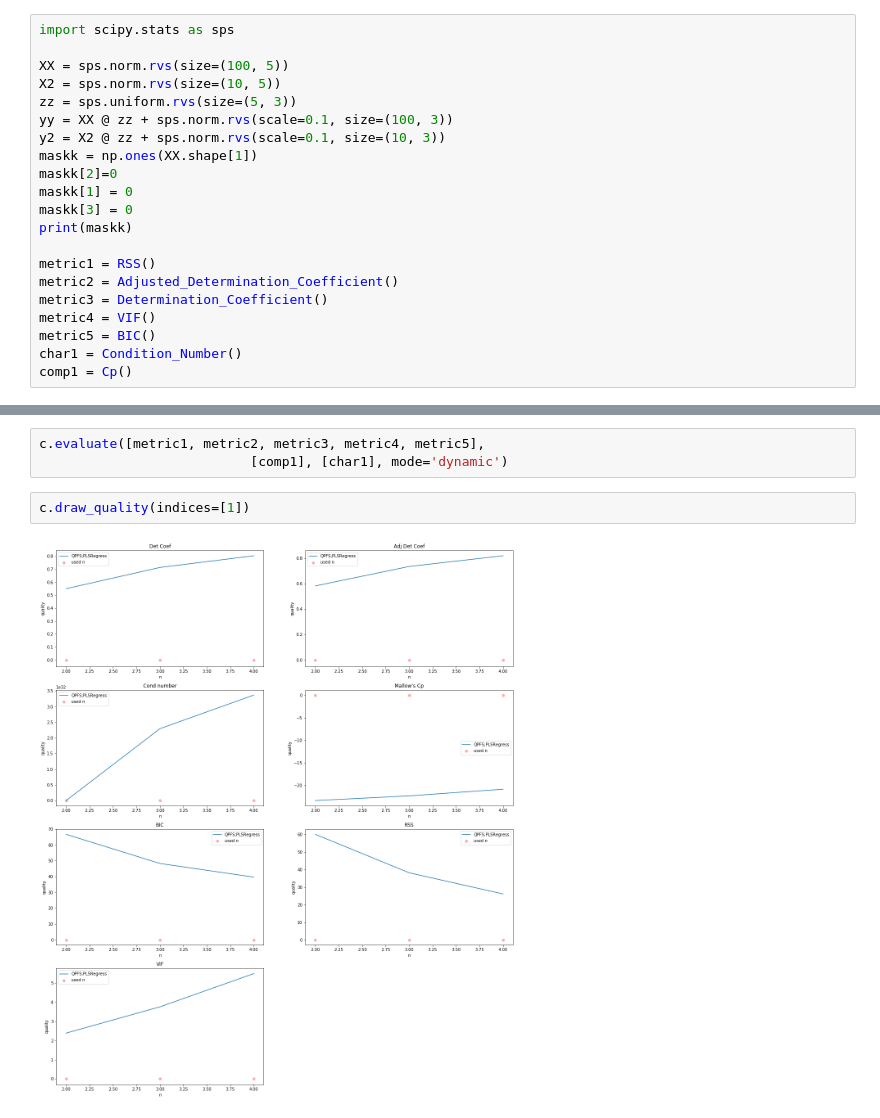
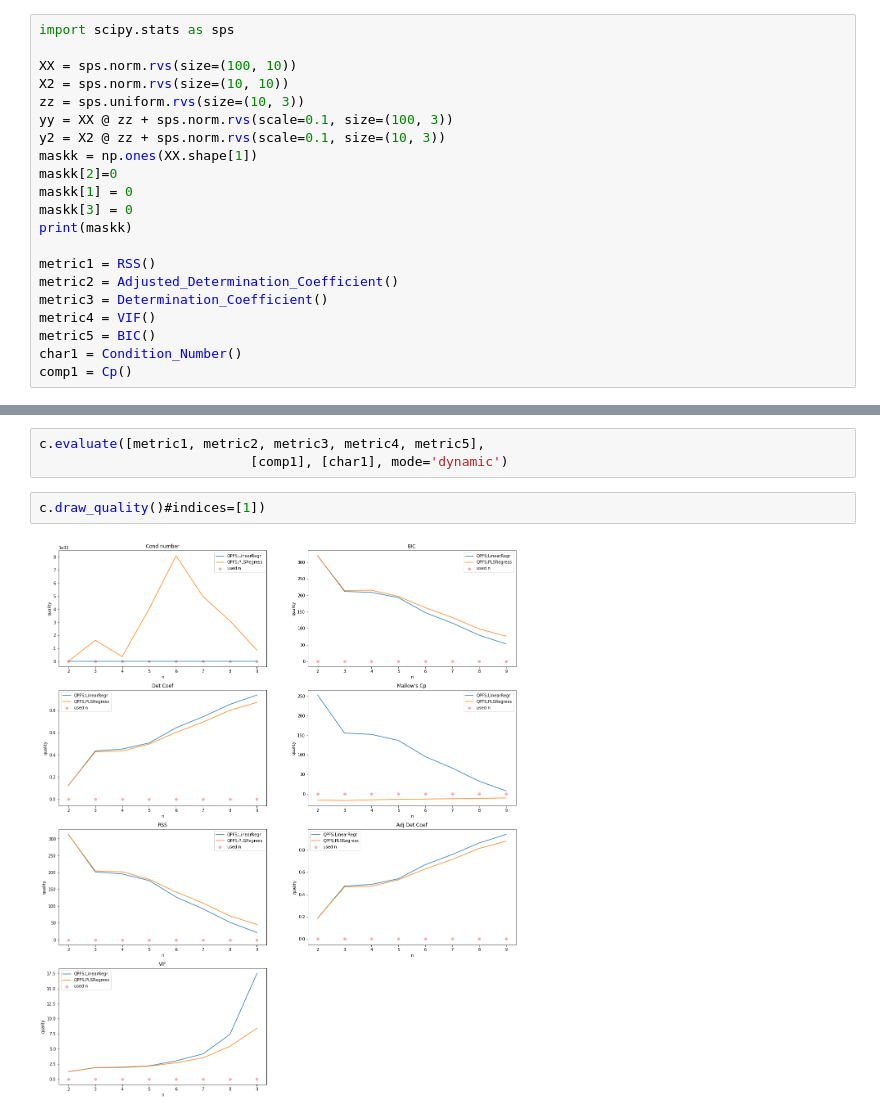
Before and after one commit to feathernox/mipt-brainsignals, a Jupyter notebook: code/Comparison.ipynb, the cells around one changed output, grey strips where cells are left out. Saved outputs shown, nothing was run; the diff lists cells and outputs as text.

```diff
--- a/code/Comparison.ipynb
+++ b/code/Comparison.ipynb
@@ -15,9 +20,9 @@ q = ModelQuality(s, lin)
 # %%
 import scipy.stats as sps
 
-XX = sps.norm.rvs(size=(100, 5))
-X2 = sps.norm.rvs(size=(10, 5))
-zz = sps.uniform.rvs(size=(5, 3))
+XX = sps.norm.rvs(size=(100, 10))
+X2 = sps.norm.rvs(size=(10, 10))
+zz = sps.uniform.rvs(size=(10, 3))
 yy = XX @ zz + sps.norm.rvs(scale=0.1, size=(100, 3))
 y2 = X2 @ zz + sps.norm.rvs(scale=0.1, size=(10, 3))
 maskk = np.ones(XX.shape[1])
@@ -43,9 +48,9 @@ c.fit(XX, yy, ns_features = np.arange(2, len(XX[0])))
 c.evaluate([metric1, metric2, metric3, metric4, metric5],
                            [comp1], [char1], mode='dynamic')
 # %%
-c.draw_quality(indices=[1])
+c.draw_quality()#indices=[1])
 # %% [output]
-[figure, old version]
+[figure, new version]
 # %%
 c.draw_mean()
 # %% [output]
```
Also changed, not shown: parts of 7 cells of this notebook, 4 other files.
